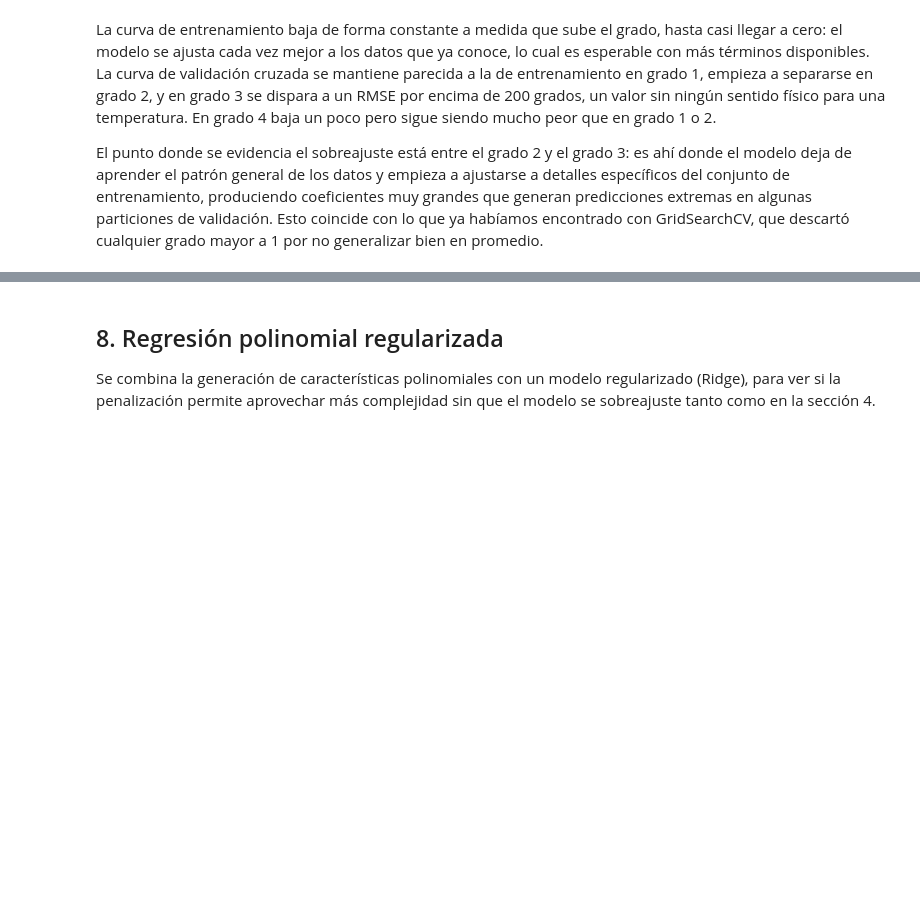
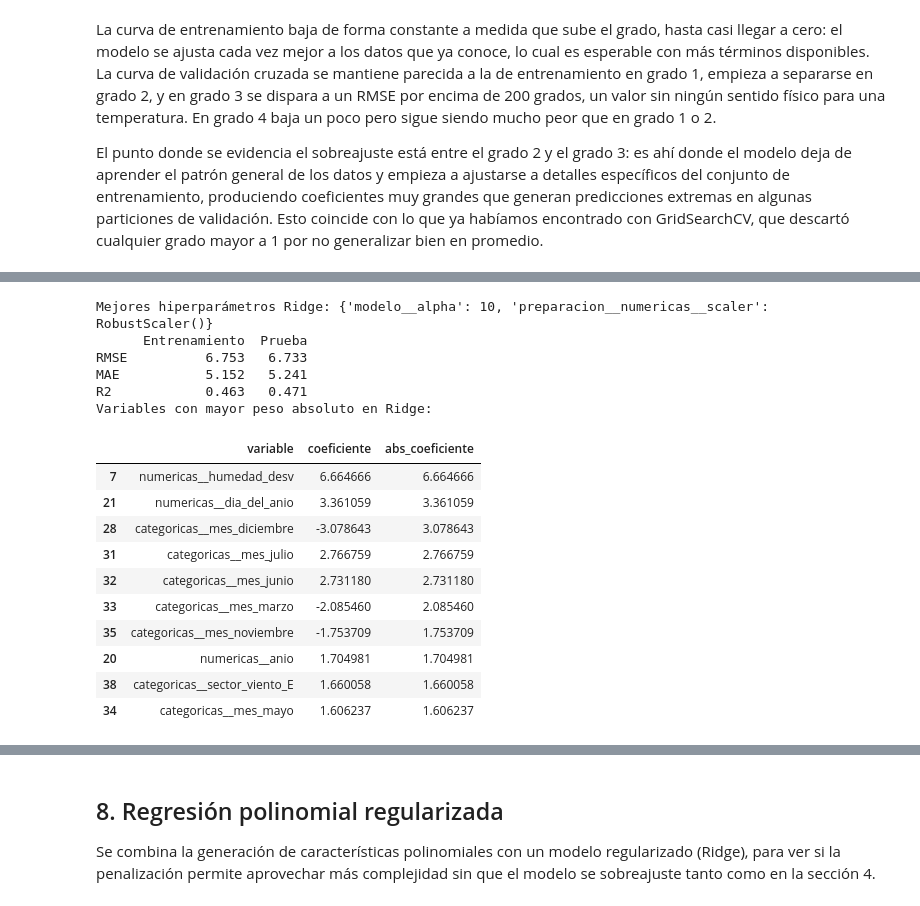
Before and after one commit to Dangar221/Lab2, a Jupyter notebook: L2/Laboratorio2_Garcia_Ferreira.ipynb, the cells around one changed output, grey strips where cells are left out. Cells and saved outputs as stored; diff of their text form; code cells hidden in the pictures; blank space fills up the shorter version.

```diff
--- a/L2/Laboratorio2_Garcia_Ferreira.ipynb
+++ b/L2/Laboratorio2_Garcia_Ferreira.ipynb
@@ -271,5 +278,81 @@ TODO:
 # %%
-# TODO: pipeline_ridge, param_grid_ridge, GridSearchCV, best_ridge
+preparacion_numerica_ridge = Pipeline(steps=[
+    ('imputer', SimpleImputer(strategy='median')),
+    ('scaler', StandardScaler())
+])
+
+preprocesador_ridge = ColumnTransformer(transformers=[
+    ('numericas', preparacion_numerica_ridge, columnas_numericas),
+    ('categoricas', preparacion_categorica, columnas_categoricas)
+])
+
+pipeline_ridge = Pipeline(steps=[
+    ('limpieza', limpiador),
+    ('preparacion', preprocesador_ridge),
+    ('modelo', Ridge())
+])
+
+param_grid_ridge = {
+    'modelo__alpha': [0.01, 0.1, 1, 10, 100],
+    'preparacion__numericas__scaler': [StandardScaler(), MinMaxScaler(), RobustScaler()]
+}
+
+grid_ridge = GridSearchCV(
+    estimator=pipeline_ridge,
+    param_grid=param_grid_ridge,
+    cv=5,
+    scoring='neg_root_mean_squared_error',
+    n_jobs=-1
+)
+grid_ridge.fit(X_train, y_train)
+best_ridge = grid_ridge.best_estimator_
+
+pred_train_ridge = best_ridge.predict(X_train)
+pred_test_ridge = best_ridge.predict(X_test)
+metricas_ridge = pd.DataFrame({
+    'Entrenamiento': [
+        np.sqrt(mean_squared_error(y_train, pred_train_ridge)),
+        mean_absolute_error(y_train, pred_train_ridge),
+        r2_score(y_train, pred_train_ridge)
+    ],
+    'Prueba': [
+        np.sqrt(mean_squared_error(y_test, pred_test_ridge)),
+        mean_absolute_error(y_test, pred_test_ridge),
+        r2_score(y_test, pred_test_ridge)
+    ]
+}, index=['RMSE', 'MAE', 'R2'])
+
+print('Mejores hiperparámetros Ridge:', grid_ridge.best_params_)
+print(metricas_ridge.round(3))
+
+nombres_ridge = best_ridge.named_steps['preparacion'].get_feature_names_out()
+importancia_ridge = pd.DataFrame({
+    'variable': nombres_ridge,
+    'coeficiente': best_ridge.named_steps['modelo'].coef_
+})
+importancia_ridge['abs_coeficiente'] = importancia_ridge['coeficiente'].abs()
+importancia_ridge = importancia_ridge.sort_values('abs_coeficiente', ascending=False)
+
+print('Variables con mayor peso absoluto en Ridge:')
+importancia_ridge.head(10)
+# %% [output]
+Mejores hiperparámetros Ridge: {'modelo__alpha': 10, 'preparacion__numericas__scaler': RobustScaler()}
+      Entrenamiento  Prueba
+RMSE          6.753   6.733
+MAE           5.152   5.241
+R2            0.463   0.471
+Variables con mayor peso absoluto en Ridge:
+|  | variable | coeficiente | abs_coeficiente |
+| 7 | numericas__humedad_desv | 6.664666 | 6.664666 |
+| 21 | numericas__dia_del_anio | 3.361059 | 3.361059 |
+| 28 | categoricas__mes_diciembre | -3.078643 | 3.078643 |
+| 31 | categoricas__mes_julio | 2.766759 | 2.766759 |
+| 32 | categoricas__mes_junio | 2.731180 | 2.731180 |
+| 33 | categoricas__mes_marzo | -2.085460 | 2.085460 |
+| 35 | categoricas__mes_noviembre | -1.753709 | 1.753709 |
+| 20 | numericas__anio | 1.704981 | 1.704981 |
+| 38 | categoricas__sector_viento_E | 1.660058 | 1.660058 |
+| 34 | categoricas__mes_mayo | 1.606237 | 1.606237 |
 # %% [markdown]
 ## 7. Modelo de regresión Lasso (L1)
 
```
Also changed, not shown: parts of 12 cells of this notebook.
